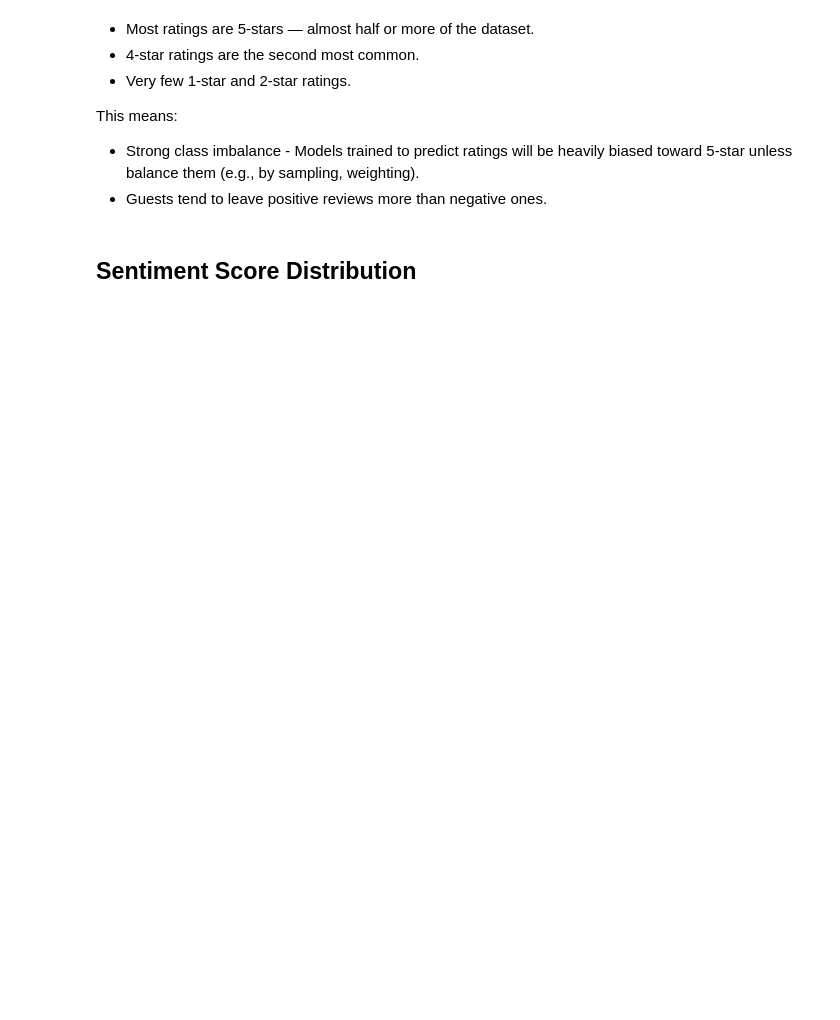
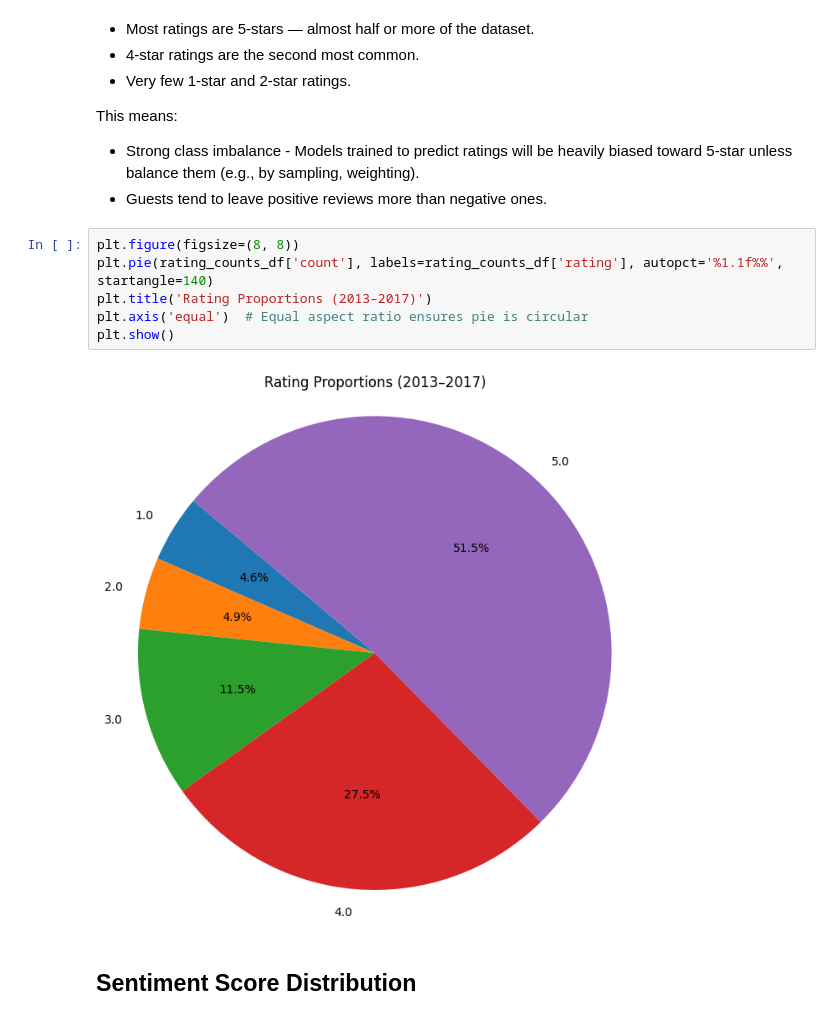
Before and after one commit to Rodarkhen/cmpe256_hotel_recommendation_system, a Jupyter notebook: src/notebooks/3_2-RC-more_EDA.ipynb, the cells around one changed output. Saved outputs shown, nothing was run; the diff lists cells and outputs as text; blank space fills up the shorter version.

```diff
--- a/src/notebooks/3_2-RC-more_EDA.ipynb
+++ b/src/notebooks/3_2-RC-more_EDA.ipynb
@@ -43,6 +55,14 @@ plt.show()
 This means:
 - Strong class imbalance - Models trained to predict ratings will be heavily biased toward 5-star unless balance them (e.g., by sampling, weighting).
 - Guests tend to leave positive reviews more than negative ones.
+# %%
+plt.figure(figsize=(8, 8))
+plt.pie(rating_counts_df['count'], labels=rating_counts_df['rating'], autopct='%1.1f%%', startangle=140)
+plt.title('Rating Proportions (2013–2017)')
+plt.axis('equal')  # Equal aspect ratio ensures pie is circular
+plt.show()
+# %% [output]
+[figure, added]
 # %% [markdown]
 ## Sentiment Score Distribution
 # %%
```
Also changed, not shown: parts of 8 cells of this notebook, 5 other files.
